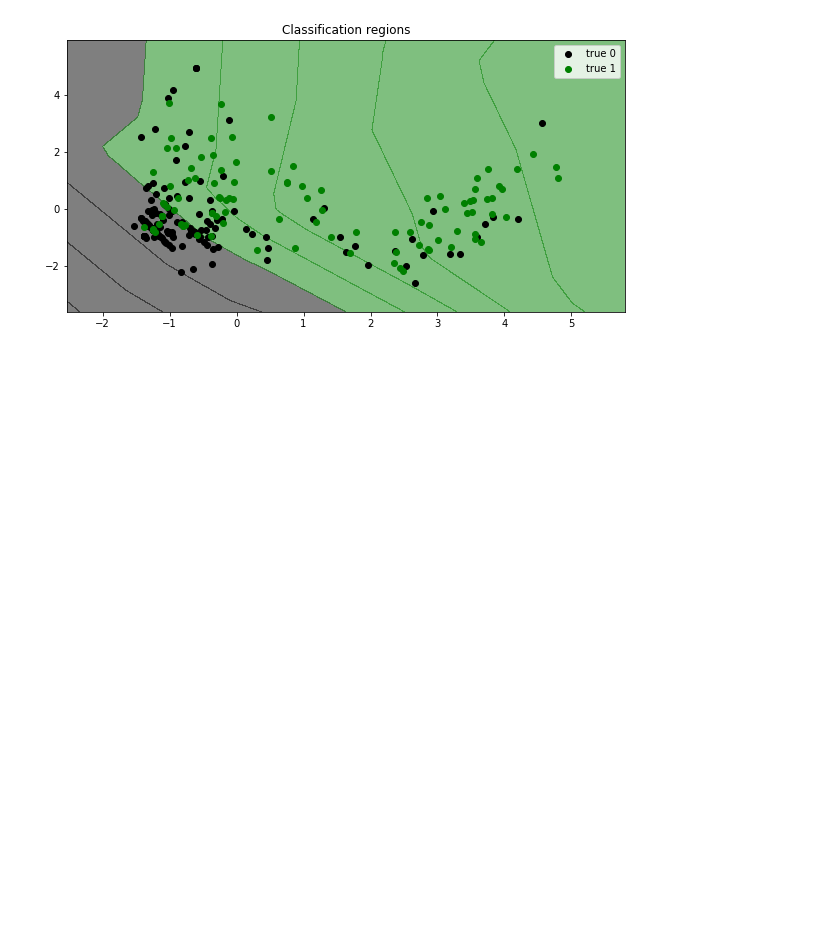
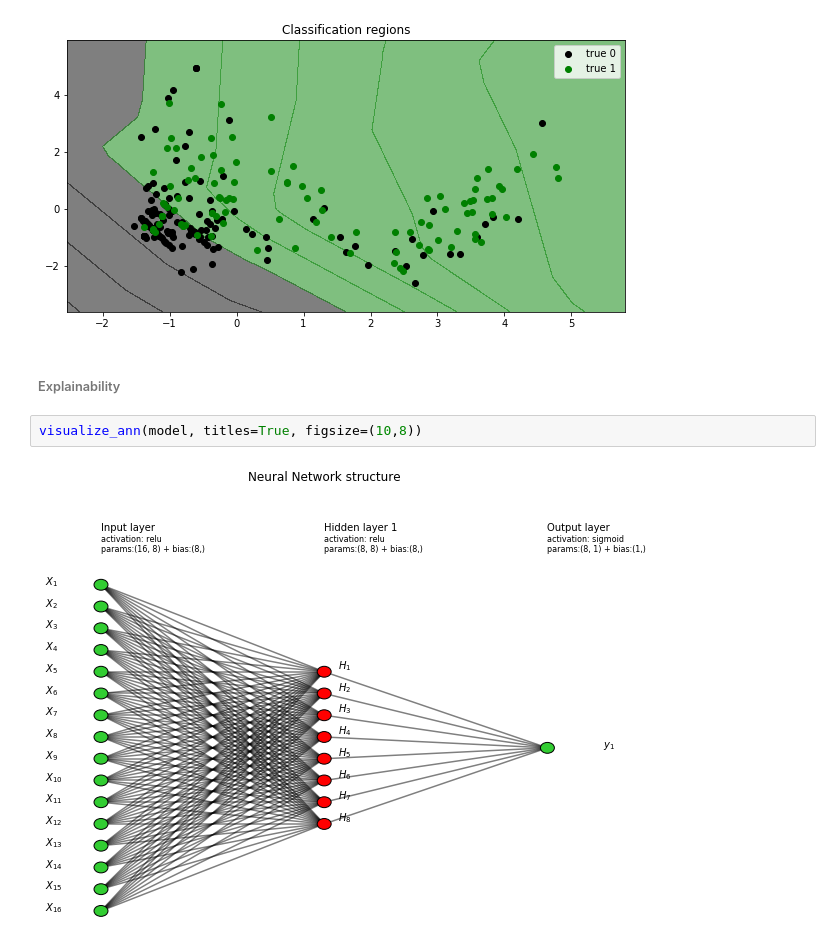
Before and after one commit to mdipietro09/DataScience_ArtificialIntelligence_Utils, a Jupyter notebook: machine_learning/classification_example.ipynb, the cells around one changed output. Drawn from its saved outputs; the diff is of its cells as text; blank space fills up the shorter version.

```diff
--- a/machine_learning/classification_example.ipynb
+++ b/machine_learning/classification_example.ipynb
@@ -507,3 +508,9 @@ plot2d_classif_model(X_train, y_train, X_test, y_test, model2d, annotate=False,
 622/622 [==============================] - 0s 703us/sample - loss: 0.6919 - acc: 0.6174
 --- plotting test set ---
 [figure]
+# %% [markdown]
+###### Explainability
+# %%
+visualize_ann(model, titles=True, figsize=(10,8))
+# %% [output]
+[figure, added]
```
Also changed, not shown: parts of 11 cells of this notebook, 3 other files.
